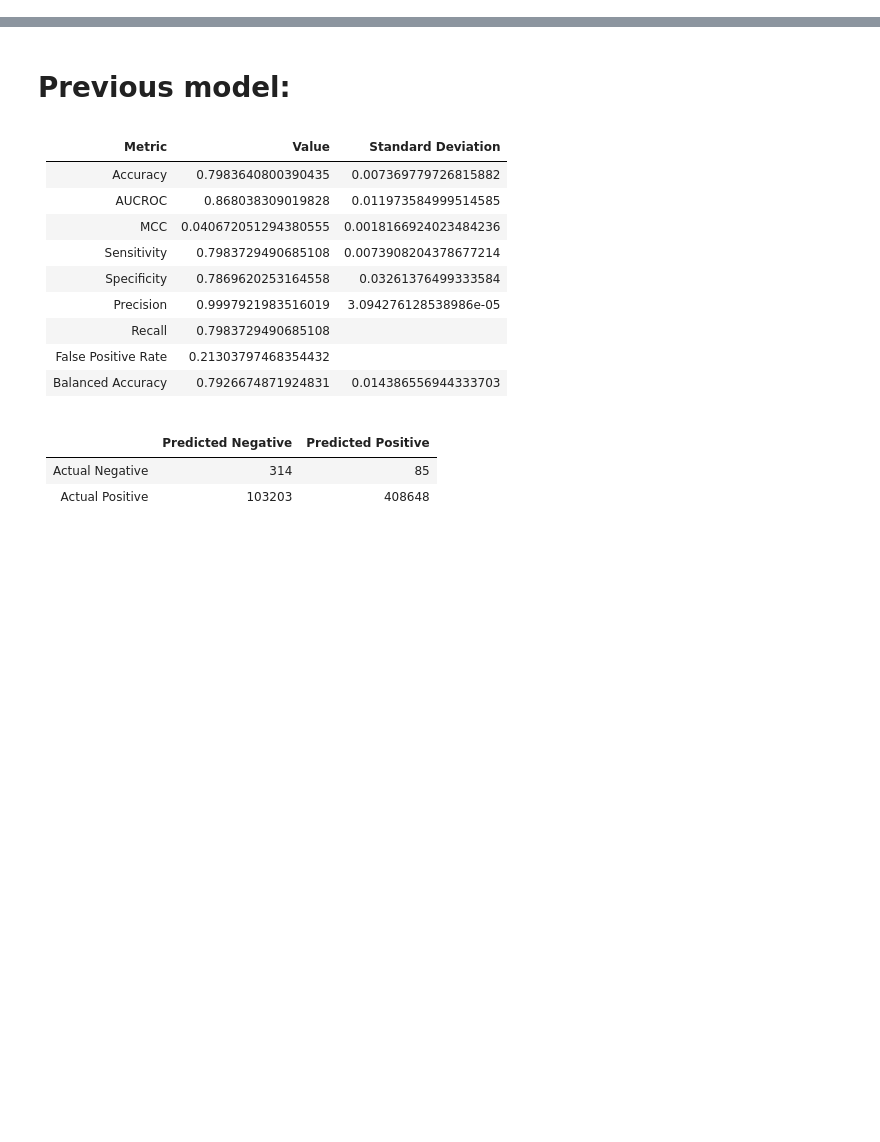
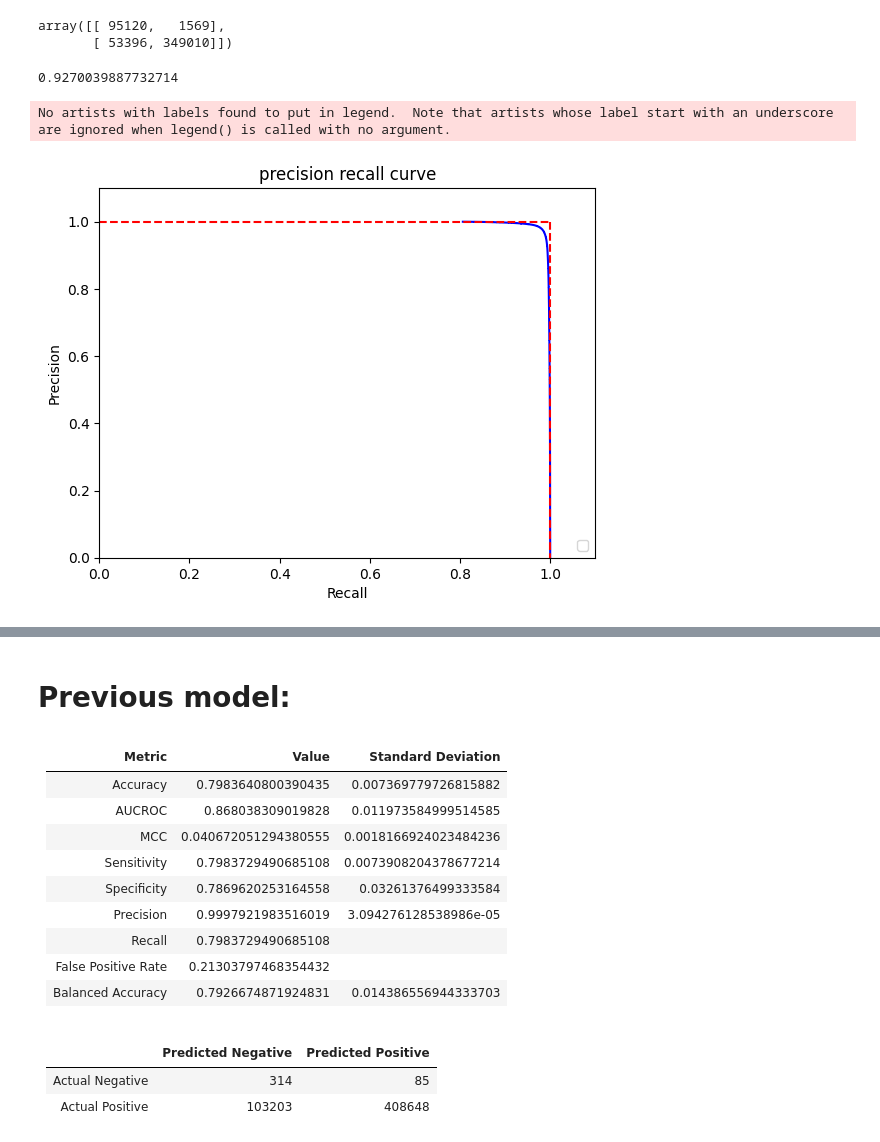
Before and after one commit to EnsemblGSOC/IntronOrNot, a Jupyter notebook: 5 - model 2 (with simulated negative introns).ipynb, the cells around one changed output, grey strips where cells are left out. Saved outputs shown, nothing was run; the diff lists cells and outputs as text; code cells hidden in the pictures; blank space fills up the shorter version.

```diff
--- a/5 - model 2 (with simulated negative introns).ipynb
+++ b/5 - model 2 (with simulated negative introns).ipynb
@@ -200,6 +274,3 @@ X_train_val = df_annot_test_X_1.copy()
 y_train_val = df_annot_test_y.copy()
 del df_annot_test_X_1
 del df_annot_test_y
-# %%
-model_sigular = tree.DecisionTreeClassifier()#XGBClassifier(random_state=0)
-model_sigular.fit(X_train_val, y_train_val)
@@ -218,6 +287,8 @@ cv_fpr_list = []
 cv_fnr_list = []
 model_dict = {}
 model_index = 0
+cv_predicted_labels = []
+cv_true_labels = []
 matrix = []
 
 skf = StratifiedKFold(n_splits=5, shuffle=True, random_state=7)
@@ -230,13 +301,18 @@ for train_index, val_index in skf.split(X_train_val, y_train_val):
     X_train, X_val = X_train_resampled, X_train_val.iloc[val_index]
     y_train, y_val = y_train_resampled, y_train_val.iloc[val_index].to_numpy().flatten()
 
-    model_dict[model_index] = tree.DecisionTreeClassifier()#XGBClassifier(random_state=0)
+    model_dict[model_index] = XGBClassifier(random_state=77, scale_pos_weight=float((499143-402454)/499143)) #tree.DecisionTreeClassifier()
     model_dict[model_index].fit(X_train, y_train)
 
     y_predict = model_dict[model_index].predict_proba(X_val)
     y_predict = y_predict[:, 1]
     # y_predict_class = list(map(round, y_predict))
-    y_predict_class = [1 if pred >= 0.5 else 0 for pred in y_predict] #0.77
+    y_predict_class = [1 if pred >= .90 else 0 for pred in y_predict]
+    # print(y_predict)
+    # print(ty(cv_predicted_labels))
+    cv_predicted_labels += list(y_predict)
+    cv_true_labels += list(y_val)
+
 
     test_acc = accuracy_score(y_val, y_predict_class)
     test_rocauc = roc_auc_score(y_val, y_predict)
@@ -291,0 +375,31 @@ Image(filename = 'tree_limited.png')
+# %%
+# Print the matrix
+sum(matrix)
+# %% [output]
+array([[ 95120,   1569],
+       [ 53396, 349010]])
+# %%
+2*(statistics.mean(cv_precision_list)*statistics.mean(cv_recall_list))/(statistics.mean(cv_precision_list)+statistics.mean(cv_recall_list))
+# %% [output]
+0.9270039887732714
+# %%
+from sklearn.metrics import precision_recall_curve
+
+precision, recall, thresholds = precision_recall_curve(cv_true_labels, cv_predicted_labels)
+
+
+# method I: plt
+import matplotlib.pyplot as plt
+plt.title('precision recall curve')
+plt.plot(precision, recall, 'b')
+plt.legend(loc = 'lower right')
+plt.plot([0, 1], [1, 1],'r--')
+plt.plot([1, 1], [1, 0],'r--')
+plt.xlim([0, 1.1])
+plt.ylim([0, 1.1])
+plt.ylabel('Precision')
+plt.xlabel('Recall')
+plt.show()
+# %% [output]
+No artists with labels found to put in legend.  Note that artists whose label start with an underscore are ignored when legend() is called with no argument.
+[figure, added]
```
Also changed, not shown: parts of 27 cells of this notebook, 2 other files.
